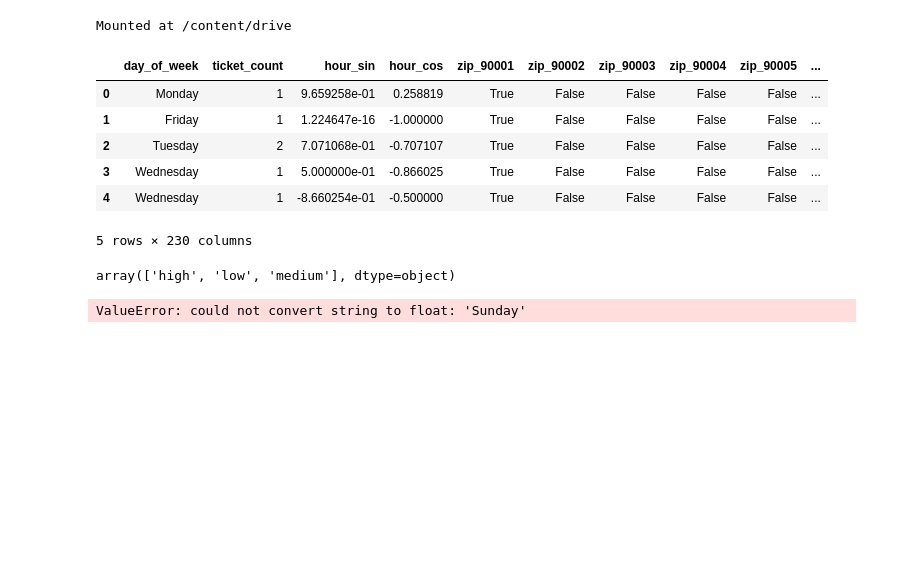
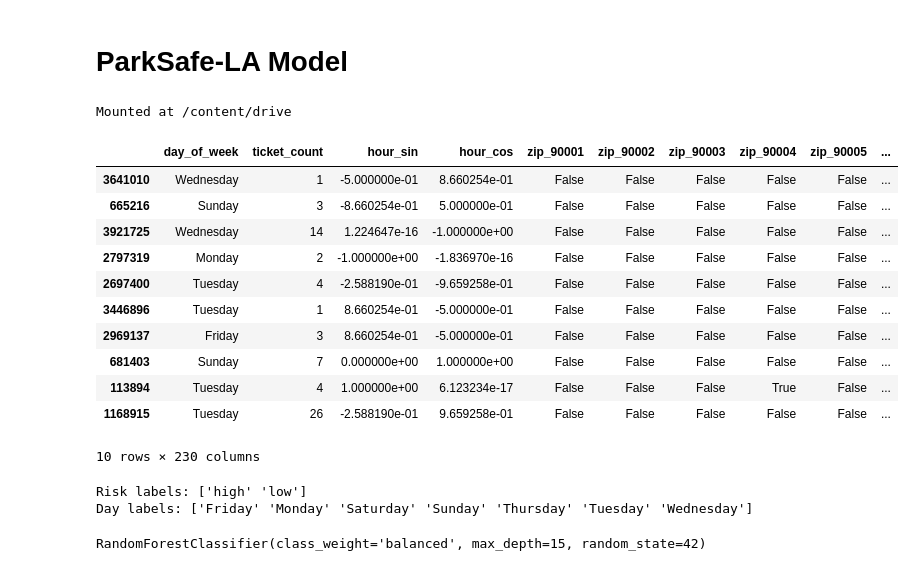
Before and after one commit to Dylan-Geraci/ParkSafe-LA, a Jupyter notebook: notebooks/modeling.ipynb, the cells around one changed output. Cells and saved outputs as stored; diff of their text form; code cells hidden in the pictures; blank space fills up the shorter version.

Commit message:
final before adding text for modeling

```diff
--- a/notebooks/modeling.ipynb
+++ b/notebooks/modeling.ipynb
@@ -1,5 +1,7 @@
 # %% [markdown]
 <a href="https://colab.research.google.com/github/Dylan-Geraci/ParkSafe-LA/blob/main/notebooks/modeling.ipynb" target="_parent"><img src="https://colab.research.google.com/assets/colab-badge.svg" alt="Open In Colab"/></a>
+# %% [markdown]
+# ParkSafe-LA Model
 # %%
 from google.colab import drive
 drive.mount('/content/drive')
@@ -15,22 +20,33 @@ from sklearn.preprocessing import LabelEncoder
 # %%
 file_path_final_df = '/content/drive/My Drive/machine-learning/park-safe-la/data/Grouped_df.csv'
 df = pd.read_csv(file_path_final_df)
-df.head()
+
+df.sample(10)
 # %% [output]
 |  | day_of_week | ticket_count | hour_sin | hour_cos | zip_90001 | zip_90002 | zip_90003 | zip_90004 | zip_90005 | ... |
-| 0 | Monday | 1 | 9.659258e-01 | 0.258819 | True | False | False | False | False | ... |
-| 1 | Friday | 1 | 1.224647e-16 | -1.000000 | True | False | False | False | False | ... |
-| 2 | Tuesday | 2 | 7.071068e-01 | -0.707107 | True | False | False | False | False | ... |
-| 3 | Wednesday | 1 | 5.000000e-01 | -0.866025 | True | False | False | False | False | ... |
-| 4 | Wednesday | 1 | -8.660254e-01 | -0.500000 | True | False | False | False | False | ... |
+| 3641010 | Wednesday | 1 | -5.000000e-01 | 8.660254e-01 | False | False | False | False | False | ... |
+| 665216 | Sunday | 3 | -8.660254e-01 | 5.000000e-01 | False | False | False | False | False | ... |
+| 3921725 | Wednesday | 14 | 1.224647e-16 | -1.000000e+00 | False | False | False | False | False | ... |
+| 2797319 | Monday | 2 | -1.000000e+00 | -1.836970e-16 | False | False | False | False | False | ... |
+| 2697400 | Tuesday | 4 | -2.588190e-01 | -9.659258e-01 | False | False | False | False | False | ... |
+| 3446896 | Tuesday | 1 | 8.660254e-01 | -5.000000e-01 | False | False | False | False | False | ... |
+| 2969137 | Friday | 3 | 8.660254e-01 | -5.000000e-01 | False | False | False | False | False | ... |
+| 681403 | Sunday | 7 | 0.000000e+00 | 1.000000e+00 | False | False | False | False | False | ... |
+| 113894 | Tuesday | 4 | 1.000000e+00 | 6.123234e-17 | False | False | False | True | False | ... |
+| 1168915 | Tuesday | 26 | -2.588190e-01 | 9.659258e-01 | False | False | False | False | False | ... |
-5 rows × 230 columns
+10 rows × 230 columns
-# %%
-le = LabelEncoder()
-df['risk_label'] = le.fit_transform(df['risk_level'])
-
-le.classes_
-# %% [output]
-array(['high', 'low', 'medium'], dtype=object)
+# %%
+le_risk = LabelEncoder()
+df['risk_label'] = le_risk.fit_transform(df['risk_level'])
+
+le_day = LabelEncoder()
+df['day_of_week'] = le_day.fit_transform(df['day_of_week'])
+
+print(f"Risk labels: {le_risk.classes_}")
+print(f"Day labels: {le_day.classes_}")
+# %% [output]
+Risk labels: ['high' 'low']
+Day labels: ['Friday' 'Monday' 'Saturday' 'Sunday' 'Thursday' 'Tuesday' 'Wednesday']
 # %%
 X = df.drop(columns=['risk_level', 'risk_label', 'ticket_count'])
 y = df['risk_label']
@@ -39,7 +55,8 @@ X_train, X_test, y_train, y_test = train_test_split(
     X, y, test_size=0.2, random_state=42, stratify=y
 )
 # %%
-model = RandomForestClassifier(n_estimators=100, random_state=42)
+model = RandomForestClassifier(n_estimators=100, max_depth=15, class_weight='balanced', random_state=42)
+
 model.fit(X_train, y_train)
 # %% [output]
-ValueError: could not convert string to float: 'Sunday'
+RandomForestClassifier(class_weight='balanced', max_depth=15, random_state=42)
```
Also changed, not shown: parts of 5 cells of this notebook.
